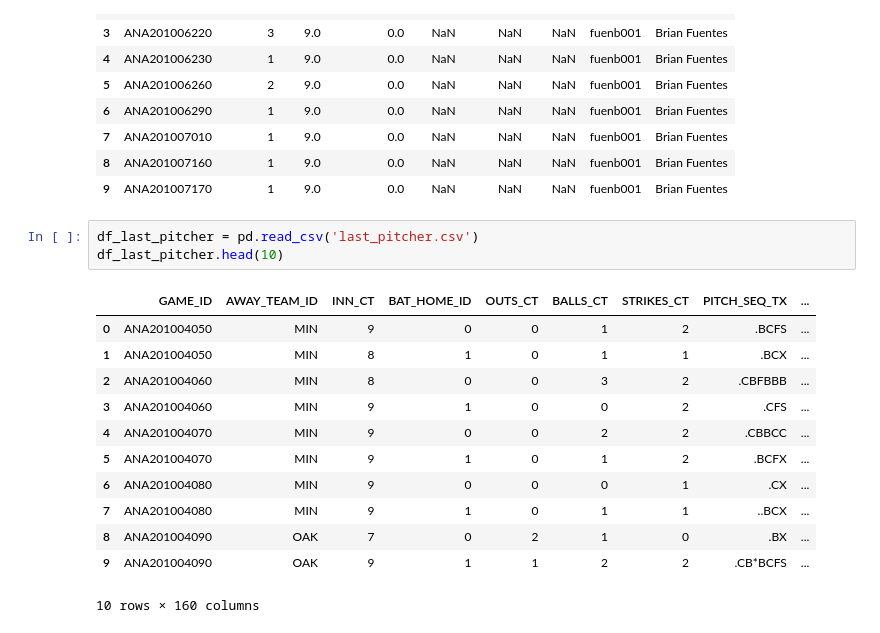
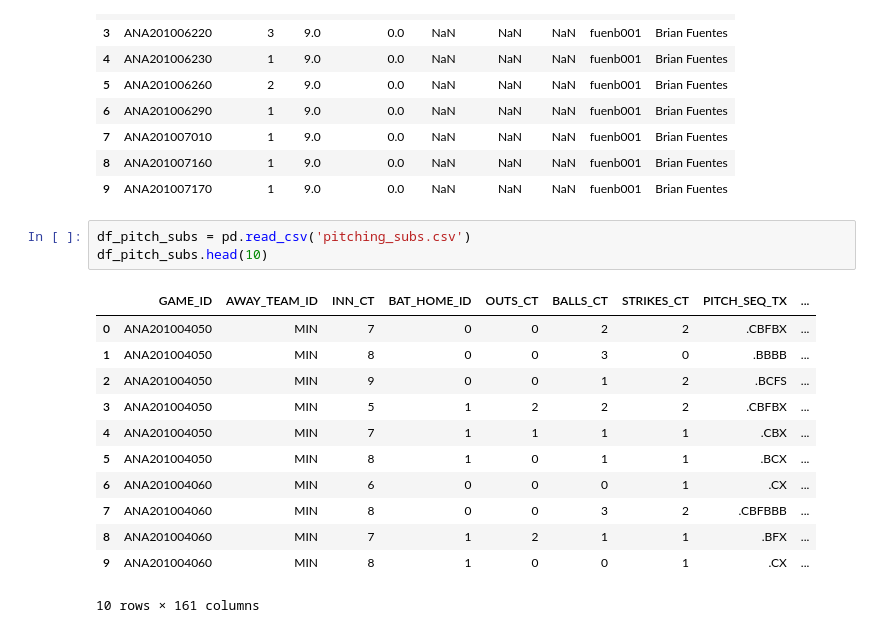
Before and after one commit to DylanSchneider/Save2.0, a Jupyter notebook: Save2.ipynb, the cells around one changed output. Cells and saved outputs as stored; diff of their text form.

```diff
--- a/Save2.ipynb
+++ b/Save2.ipynb
@@ -19,18 +19,18 @@ df_made_save.head(10)
 | 8 | ANA201007160 | 1 | 9.0 | 0.0 | NaN | NaN | NaN | fuenb001 | Brian Fuentes |
 | 9 | ANA201007170 | 1 | 9.0 | 0.0 | NaN | NaN | NaN | fuenb001 | Brian Fuentes |
 # %%
-df_last_pitcher = pd.read_csv('last_pitcher.csv')
-df_last_pitcher.head(10)
+df_pitch_subs = pd.read_csv('pitching_subs.csv')
+df_pitch_subs.head(10)
 # %% [output]
 |  | GAME_ID | AWAY_TEAM_ID | INN_CT | BAT_HOME_ID | OUTS_CT | BALLS_CT | STRIKES_CT | PITCH_SEQ_TX | ... |
-| 0 | ANA201004050 | MIN | 9 | 0 | 0 | 1 | 2 | .BCFS | ... |
-| 1 | ANA201004050 | MIN | 8 | 1 | 0 | 1 | 1 | .BCX | ... |
-| 2 | ANA201004060 | MIN | 8 | 0 | 0 | 3 | 2 | .CBFBBB | ... |
-| 3 | ANA201004060 | MIN | 9 | 1 | 0 | 0 | 2 | .CFS | ... |
-| 4 | ANA201004070 | MIN | 9 | 0 | 0 | 2 | 2 | .CBBCC | ... |
-| 5 | ANA201004070 | MIN | 9 | 1 | 0 | 1 | 2 | .BCFX | ... |
-| 6 | ANA201004080 | MIN | 9 | 0 | 0 | 0 | 1 | .CX | ... |
-| 7 | ANA201004080 | MIN | 9 | 1 | 0 | 1 | 1 | ..BCX | ... |
-| 8 | ANA201004090 | OAK | 7 | 0 | 2 | 1 | 0 | .BX | ... |
-| 9 | ANA201004090 | OAK | 9 | 1 | 1 | 2 | 2 | .CB*BCFS | ... |
+| 0 | ANA201004050 | MIN | 7 | 0 | 0 | 2 | 2 | .CBFBX | ... |
+| 1 | ANA201004050 | MIN | 8 | 0 | 0 | 3 | 0 | .BBBB | ... |
+| 2 | ANA201004050 | MIN | 9 | 0 | 0 | 1 | 2 | .BCFS | ... |
+| 3 | ANA201004050 | MIN | 5 | 1 | 2 | 2 | 2 | .CBFBX | ... |
+| 4 | ANA201004050 | MIN | 7 | 1 | 1 | 1 | 1 | .CBX | ... |
+| 5 | ANA201004050 | MIN | 8 | 1 | 0 | 1 | 1 | .BCX | ... |
+| 6 | ANA201004060 | MIN | 6 | 0 | 0 | 0 | 1 | .CX | ... |
+| 7 | ANA201004060 | MIN | 8 | 0 | 0 | 3 | 2 | .CBFBBB | ... |
+| 8 | ANA201004060 | MIN | 7 | 1 | 2 | 1 | 1 | .BFX | ... |
+| 9 | ANA201004060 | MIN | 8 | 1 | 0 | 0 | 1 | .CX | ... |
-10 rows × 160 columns
+10 rows × 161 columns
```
Also changed, not shown: parts of 3 cells of this notebook, 2 other files.
